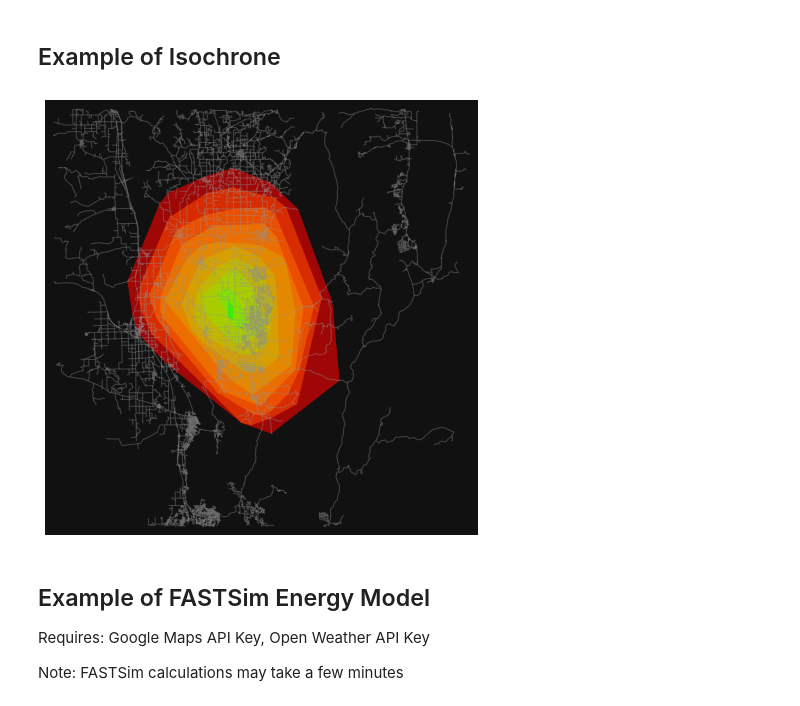
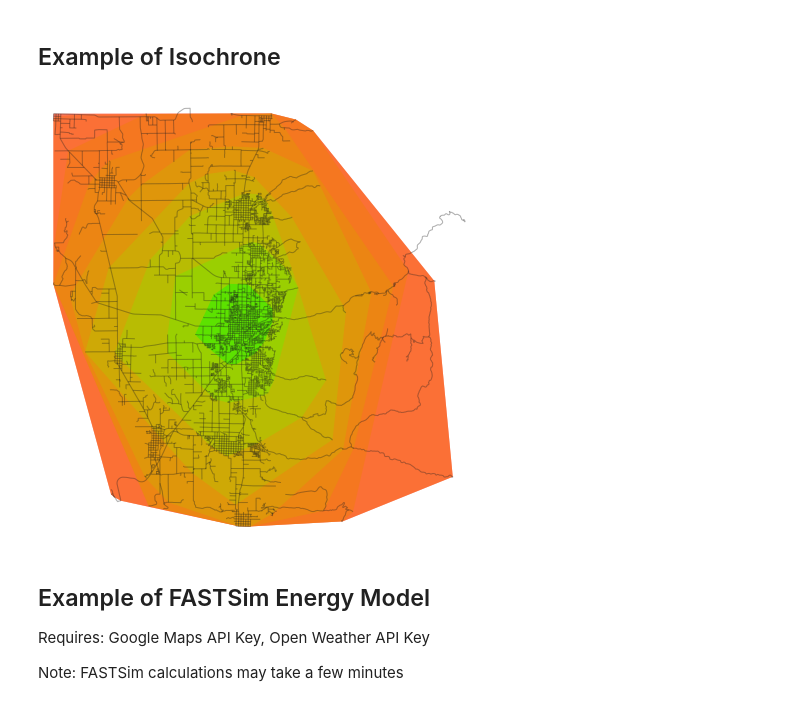
Before and after one commit to DIRECTLab/EVPRE, a Jupyter notebook: main.ipynb, the cells around one changed output. Drawn from its saved outputs; the diff is of its cells as text; code cells hidden in the pictures.

```diff
--- a/main.ipynb
+++ b/main.ipynb
@@ -35,7 +26,8 @@ Map(center=[41.740563, -111.81391], controls=(ZoomControl(options=['position', '
  ## Example of Simple Energy Model
  Requires: Google Maps API Key, Open Weather API Key
 # %%
-route_estimator_simple_model = RouteEstimator(Config(), graph=route_estimator_length.get_graph())
+simple_model_config = Config()
+route_estimator_simple_model = RouteEstimator(simple_model_config, graph=route_estimator_length.get_graph())
 route_estimator_simple_model.activate_energy_model()
 route_map_simple_e = route_estimator_simple_model.create_map()
 route_map_simple_e
@@ -44,10 +36,10 @@ Map(center=[41.740563, -111.81391], controls=(ZoomControl(options=['position', '
 # %% [markdown]
 ## Example of Isochrone
 # %%
-range_estimator_simple_model = RangeEstimator(Config(), route_estimator_simple_model.get_graph())
-range_estimator_simple_model.generate_isochrone()
+range_estimator_simple_model = RangeEstimator(simple_model_config, route_estimator_simple_model.get_graph())
+range_estimator_simple_model.generate_isochrone(simple_model_config.vehicle_config["kwh"])
 # %% [output]
-[figure, old version]
+[figure, new version]
 # %% [markdown]
  ## Example of FASTSim Energy Model
  Requires: Google Maps API Key, Open Weather API Key
```
Also changed, not shown: parts of 3 cells of this notebook, 1 other file.
